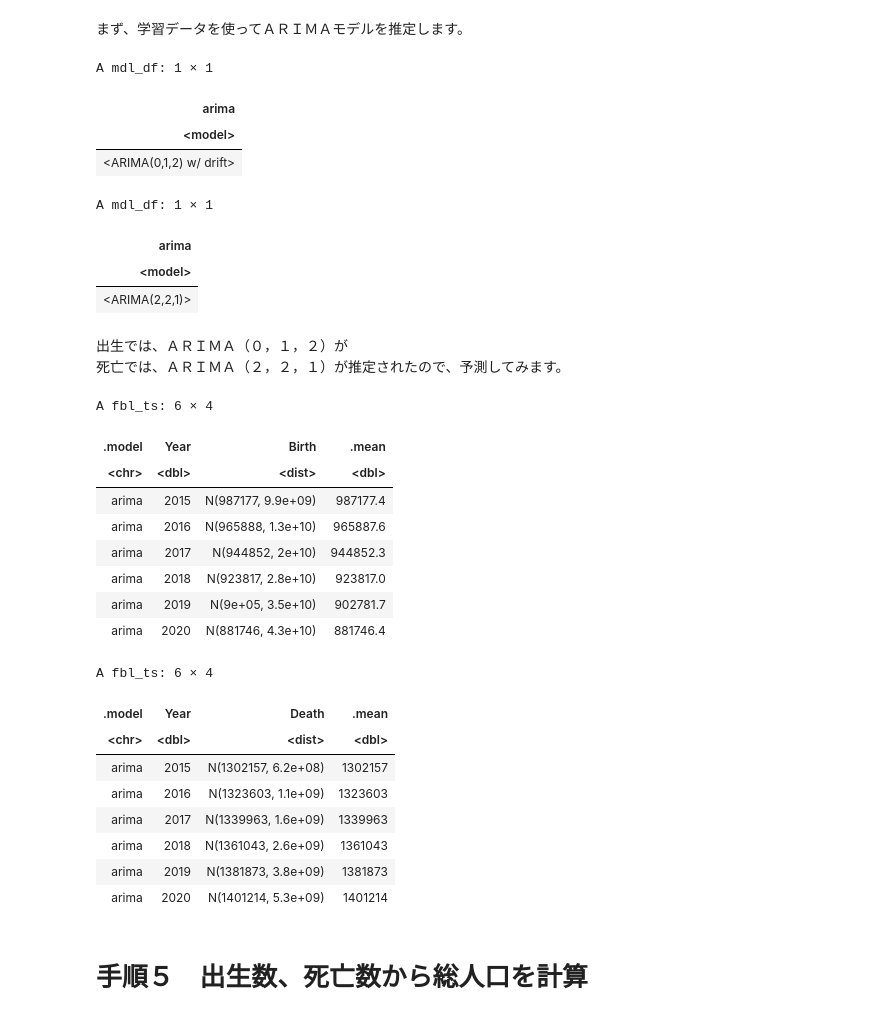
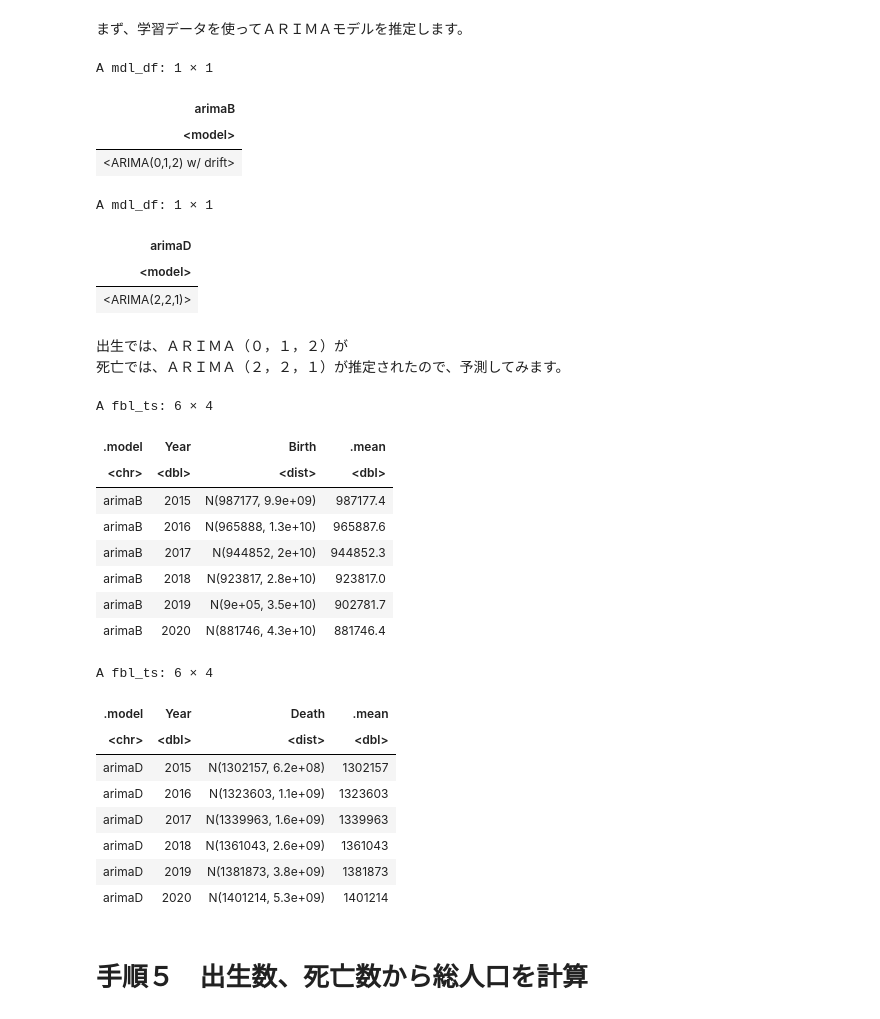
Before and after one commit to u-10bei/Population_Projections, a Jupyter notebook: ipynb/R_ARIMA_2.ipynb, the cells around one changed output. Saved outputs shown, nothing was run; the diff lists cells and outputs as text; code cells hidden in the pictures.

```diff
--- a/ipynb/R_ARIMA_2.ipynb
+++ b/ipynb/R_ARIMA_2.ipynb
@@ -121,22 +138,27 @@ pop_tsibble |> head( n = prow_train2 ) -> pop_train2
 # %%
 # ＡＲＩＭＡモデルの推定
 pop_train2 |>
-  model( arima = ARIMA( Birth,
-                        ic = "aic",
-                        stepwise = FALSE )) -> pop_arimaB
+  model(
+    arimaB = ARIMA( Birth,
+                   ic = "aic",
+                   stepwise = FALSE )) ->
+pop_arimaB
+
 pop_train2 |>
-  model( arima = ARIMA( Death,
-                        ic = "aic",
-                        stepwise = FALSE )) -> pop_arimaD
-  pop_arimaB
-  pop_arimaD
+  model(
+    arimaD = ARIMA( Death,
+                    ic = "aic",
+                    stepwise = FALSE )) ->
+pop_arimaD
+pop_arimaB
+pop_arimaD
 # %% [output]
 A mdl_df: 1 × 1
-| arima |
+| arimaB |
 | <model> |
 | <ARIMA(0,1,2) w/ drift> |
 A mdl_df: 1 × 1
-| arima |
+| arimaD |
 | <model> |
 | <ARIMA(2,2,1)> |
 # %% [markdown]
@@ -145,30 +167,34 @@ A mdl_df: 1 × 1
 # %%
 # ＡＲＩＭＡによる予測
 pop_arimaB |>
-  forecast( h = "6 years") -> pop_arimaB_f
+  forecast( h = "6 years") ->
+pop_arimaB_f
+
 pop_arimaD |>
-  forecast( h = "6 years") -> pop_arimaD_f
+  forecast( h = "6 years") ->
+pop_arimaD_f
+
 pop_arimaB_f
 pop_arimaD_f
 # %% [output]
 A fbl_ts: 6 × 4
 | .model | Year | Birth | .mean |
 | <chr> | <dbl> | <dist> | <dbl> |
-| arima | 2015 | N(987177, 9.9e+09) | 987177.4 |
-| arima | 2016 | N(965888, 1.3e+10) | 965887.6 |
-| arima | 2017 | N(944852, 2e+10) | 944852.3 |
-| arima | 2018 | N(923817, 2.8e+10) | 923817.0 |
-| arima | 2019 | N(9e+05, 3.5e+10) | 902781.7 |
-| arima | 2020 | N(881746, 4.3e+10) | 881746.4 |
+| arimaB | 2015 | N(987177, 9.9e+09) | 987177.4 |
+| arimaB | 2016 | N(965888, 1.3e+10) | 965887.6 |
+| arimaB | 2017 | N(944852, 2e+10) | 944852.3 |
+| arimaB | 2018 | N(923817, 2.8e+10) | 923817.0 |
+| arimaB | 2019 | N(9e+05, 3.5e+10) | 902781.7 |
+| arimaB | 2020 | N(881746, 4.3e+10) | 881746.4 |
 A fbl_ts: 6 × 4
 | .model | Year | Death | .mean |
 | <chr> | <dbl> | <dist> | <dbl> |
-| arima | 2015 | N(1302157, 6.2e+08) | 1302157 |
-| arima | 2016 | N(1323603, 1.1e+09) | 1323603 |
-| arima | 2017 | N(1339963, 1.6e+09) | 1339963 |
-| arima | 2018 | N(1361043, 2.6e+09) | 1361043 |
-| arima | 2019 | N(1381873, 3.8e+09) | 1381873 |
-| arima | 2020 | N(1401214, 5.3e+09) | 1401214 |
+| arimaD | 2015 | N(1302157, 6.2e+08) | 1302157 |
+| arimaD | 2016 | N(1323603, 1.1e+09) | 1323603 |
+| arimaD | 2017 | N(1339963, 1.6e+09) | 1339963 |
+| arimaD | 2018 | N(1361043, 2.6e+09) | 1361043 |
+| arimaD | 2019 | N(1381873, 3.8e+09) | 1381873 |
+| arimaD | 2020 | N(1401214, 5.3e+09) | 1401214 |
 # %% [markdown]
 # 手順５　出生数、死亡数から総人口を計算
 # %% [markdown]
```
Also changed, not shown: parts of 6 cells of this notebook.
